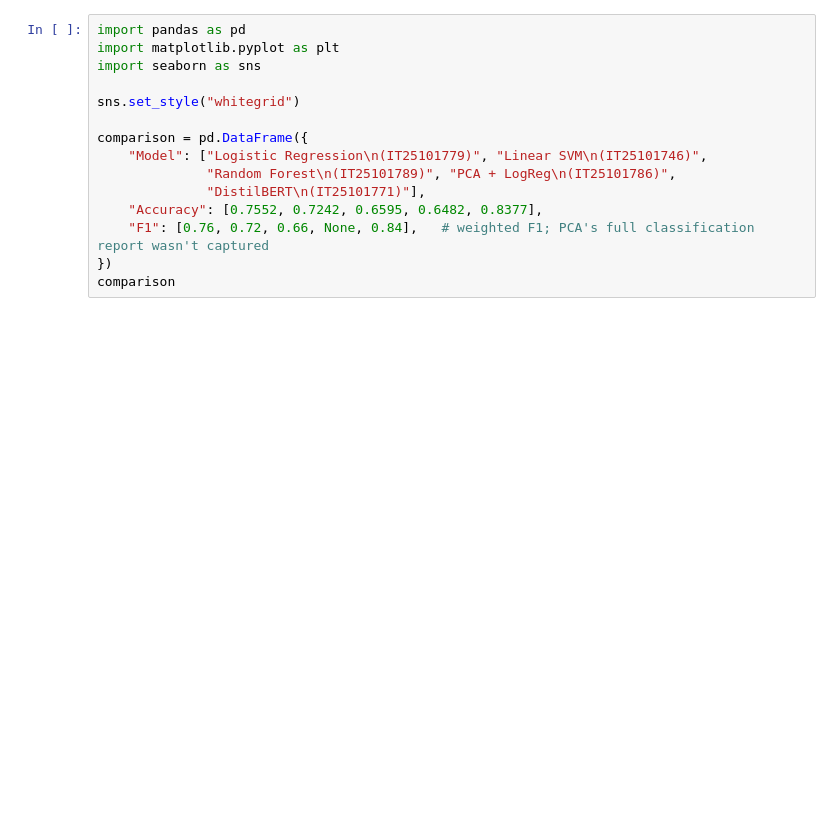
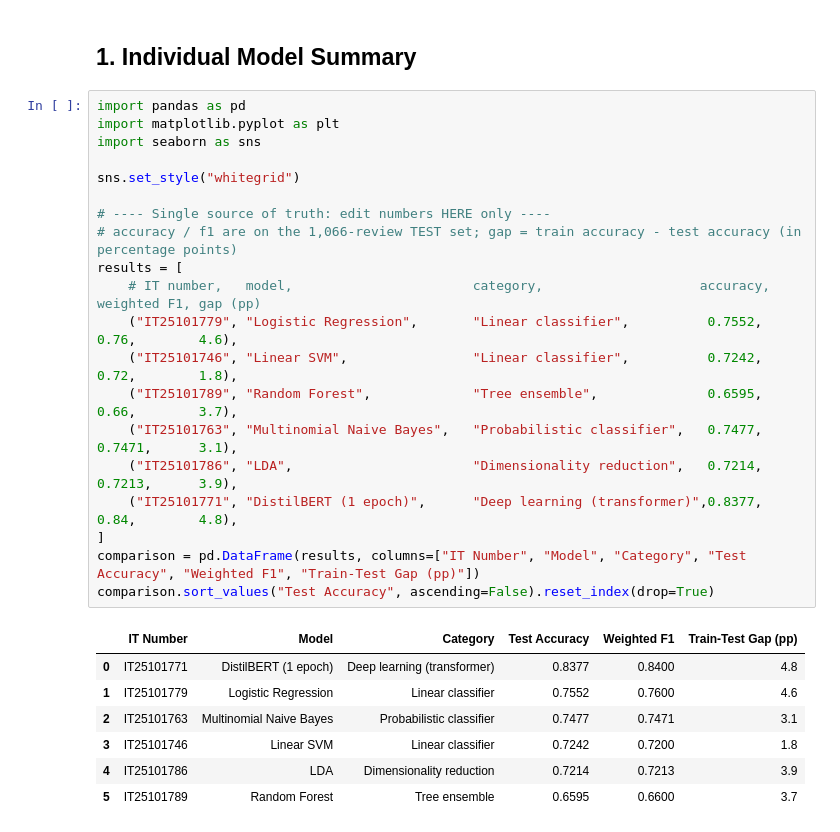
Before and after one commit to IT25101779/AI-Project-20, a Jupyter notebook: group_model_comparison.ipynb, the cells around one changed output. Cells and saved outputs as stored; diff of their text form; blank space fills up the shorter version.

```diff
--- a/group_model_comparison.ipynb
+++ b/group_model_comparison.ipynb
@@ -13,15 +3,30 @@ compares the final results only.
+# %% [markdown]
+## 1. Individual Model Summary
 # %%
 import pandas as pd
 import matplotlib.pyplot as plt
 import seaborn as sns
 
 sns.set_style("whitegrid")
 
-comparison = pd.DataFrame({
-    "Model": ["Logistic Regression\n(IT25101779)", "Linear SVM\n(IT25101746)",
-              "Random Forest\n(IT25101789)", "PCA + LogReg\n(IT25101786)",
-              "DistilBERT\n(IT25101771)"],
-    "Accuracy": [0.7552, 0.7242, 0.6595, 0.6482, 0.8377],
-    "F1": [0.76, 0.72, 0.66, None, 0.84],   # weighted F1; PCA's full classification report wasn't captured
-})
-comparison
+# ---- Single source of truth: edit numbers HERE only ----
+# accuracy / f1 are on the 1,066-review TEST set; gap = train accuracy - test accuracy (in percentage points)
+results = [
+    # IT number,   model,                       category,                    accuracy, weighted F1, gap (pp)
+    ("IT25101779", "Logistic Regression",       "Linear classifier",          0.7552,   0.76,        4.6),
+    ("IT25101746", "Linear SVM",                "Linear classifier",          0.7242,   0.72,        1.8),
+    ("IT25101789", "Random Forest",             "Tree ensemble",              0.6595,   0.66,        3.7),
+    ("IT25101763", "Multinomial Naive Bayes",   "Probabilistic classifier",   0.7477,   0.7471,      3.1),
+    ("IT25101786", "LDA",                       "Dimensionality reduction",   0.7214,   0.7213,      3.9),
+    ("IT25101771", "DistilBERT (1 epoch)",      "Deep learning (transformer)",0.8377,   0.84,        4.8),
+]
+comparison = pd.DataFrame(results, columns=["IT Number", "Model", "Category", "Test Accuracy", "Weighted F1", "Train-Test Gap (pp)"])
+comparison.sort_values("Test Accuracy", ascending=False).reset_index(drop=True)
+# %% [output]
+|  | IT Number | Model | Category | Test Accuracy | Weighted F1 | Train-Test Gap (pp) |
+| 0 | IT25101771 | DistilBERT (1 epoch) | Deep learning (transformer) | 0.8377 | 0.8400 | 4.8 |
+| 1 | IT25101779 | Logistic Regression | Linear classifier | 0.7552 | 0.7600 | 4.6 |
+| 2 | IT25101763 | Multinomial Naive Bayes | Probabilistic classifier | 0.7477 | 0.7471 | 3.1 |
+| 3 | IT25101746 | Linear SVM | Linear classifier | 0.7242 | 0.7200 | 1.8 |
+| 4 | IT25101786 | LDA | Dimensionality reduction | 0.7214 | 0.7213 | 3.9 |
+| 5 | IT25101789 | Random Forest | Tree ensemble | 0.6595 | 0.6600 | 3.7 |
```
Also changed, not shown: parts of 11 cells of this notebook, 4 other files.
